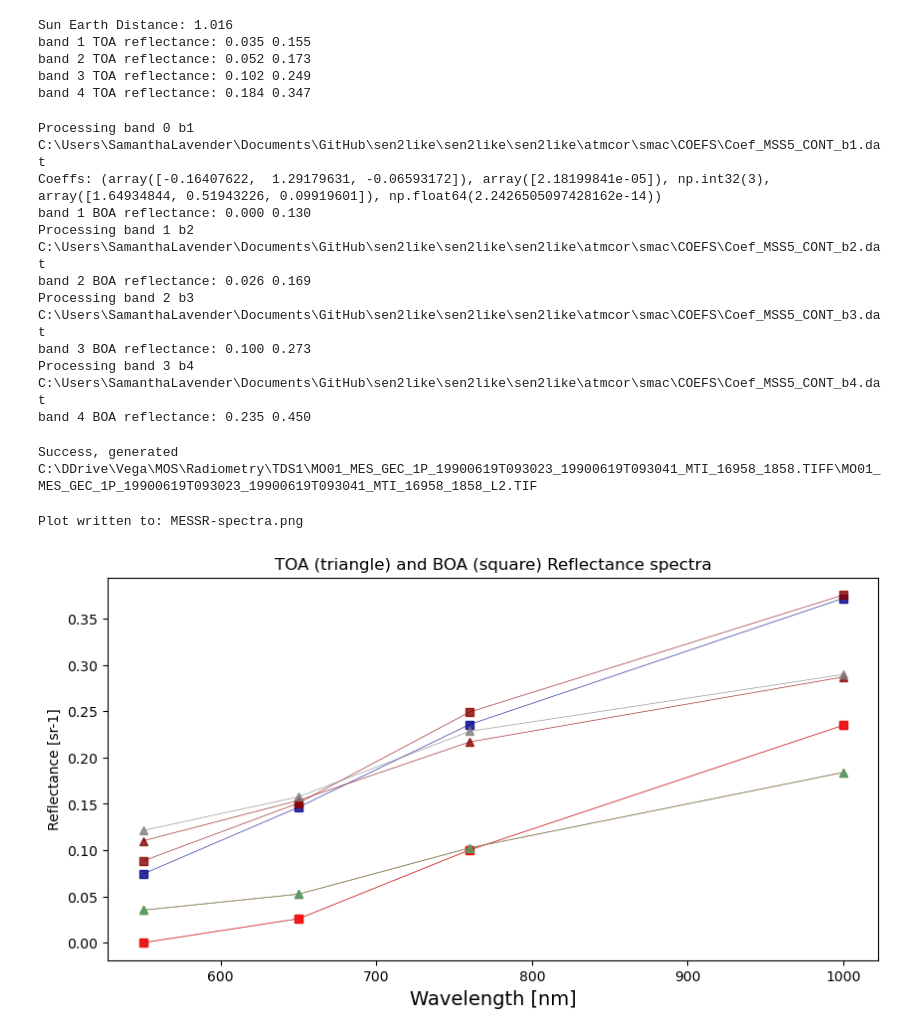
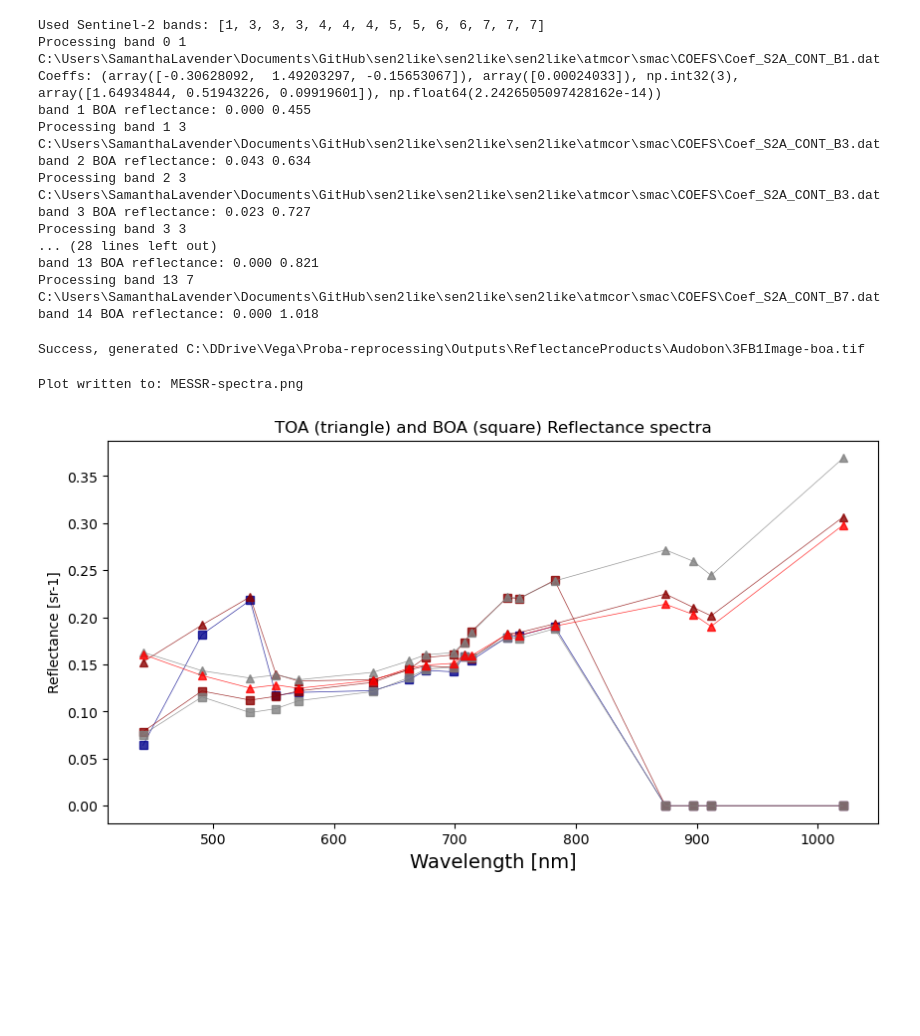
Before and after one commit to pixalytics-ltd/sen2like, a Jupyter notebook: proba_smac.ipynb, the cells around one changed output. Saved outputs shown, nothing was run; the diff lists cells and outputs as text; code cells hidden in the pictures; blank space fills up the shorter version.

Commit message:
Updated for Proba #1

```diff
--- a/proba_smac.ipynb
+++ b/proba_smac.ipynb
@@ -55,28 +59,10 @@ uH2O = 2.0  # Water Vapor content - unit: g.cm-2
 uO3 = 0.331  # Ozone content - unit: cm-atm , 0.3 cm-atm = 300 Dobson Units
 pressure = 1013.095  # Pressure - unit: hpa
 taup550 = 0.2  # taup550 - unit: unitless
-# %%
-# Convert to TOA reflectance
-## from radiance (W.m-2.sr-1.nm-1) to reflectance (unitless)
-#ESUN from Chander et al. 2009 from Landsat 4MSS W.m-2.um
-esun = np.array([1823., 1559., 1279., 800.1])# / 1000.0
-start_time = dt.datetime(1990, 6, 19, 9, 30, 41).replace(tzinfo=tz.tzutc())
-sun_earth_distance = sun.earth_distance(start_time).value
-print("Sun Earth Distance: {:.3f}".format(sun_earth_distance))
-rtoaimg = np.zeros((nbands,ds.shape[0],ds.shape[1]), dtype = np.float32)
-for b in range(nbands):
-    rtoaimg[b,:,:] = radiance_to_reflectance(img[b,:,:], esun[b], theta_s, sun_earth_distance)
-    print("band {} TOA reflectance: {:.3f} {:.3f}".format(b+1,np.nanmin(rtoaimg[b,:,:]),np.nanmax(rtoaimg[b,:,:])))
-# %% [output]
-Sun Earth Distance: 1.016
-band 1 TOA reflectance: 0.035 0.155
-band 2 TOA reflectance: 0.052 0.173
-band 3 TOA reflectance: 0.102 0.249
-band 4 TOA reflectance: 0.184 0.347
 # %%
 def get_smac_coefficients(sensor,band):
     # format e.g. Coef_MSS5_CONT_B2
-    filename = "Coef_{}_CONT_{}.dat".format(sensor,band)
+    filename = "Coef_{}_CONT_B{}.dat".format(sensor,band)
     if filename is None:
         return None
 
@@ -94,8 +80,18 @@ r_toa = np.arange(101) / 100.
 r_surf_SMAC = np.zeros(101)
 
 # # Apply correction
-sensor = "MSS5"
 rboaimg = np.zeros((nbands,ds.shape[0],ds.shape[1]), dtype = np.float32)
+sensor = "S2A"
+if nbands > 12:
+    s2bands = [443,490,560,665,705,740,783,842,865]#,945,1375]
+    bands = []
+    for i in pbands:
+        for count,j in enumerate(s2bands):
+            if j >= i:
+                bands.append(count+1)
+                #print("Proba {} Sentinel-2 {}".format(i,j))
+                break
+    print("Used Sentinel-2 bands: {}".format(bands))
 for b,band in enumerate(bands):
     print("Processing band {} {}".format(b,band))
     # Load SMAC coefficients
@@ -126,22 +122,26 @@ for b,band in enumerate(bands):
     rboaimg[b,:,:] = sref[:,:]
     print("band {} BOA reflectance: {:.3f} {:.3f}".format(b+1,np.nanmin(rboaimg[b,:,:]),np.nanmax(rboaimg[b,:,:])))
 # %% [output]
-Processing band 0 b1
-C:\Users\SamanthaLavender\Documents\GitHub\sen2like\sen2like\sen2like\atmcor\smac\COEFS\Coef_MSS5_CONT_b1.dat
-Coeffs: (array([-0.16407622,  1.29179631, -0.06593172]), array([2.18199841e-05]), np.int32(3), array([1.64934844, 0.51943226, 0.09919601]), np.float64(2.2426505097428162e-14))
-band 1 BOA reflectance: 0.000 0.130
-Processing band 1 b2
-C:\Users\SamanthaLavender\Documents\GitHub\sen2like\sen2like\sen2like\atmcor\smac\COEFS\Coef_MSS5_CONT_b2.dat
-band 2 BOA reflectance: 0.026 0.169
-Processing band 2 b3
-C:\Users\SamanthaLavender\Documents\GitHub\sen2like\sen2like\sen2like\atmcor\smac\COEFS\Coef_MSS5_CONT_b3.dat
-band 3 BOA reflectance: 0.100 0.273
-Processing band 3 b4
-C:\Users\SamanthaLavender\Documents\GitHub\sen2like\sen2like\sen2like\atmcor\smac\COEFS\Coef_MSS5_CONT_b4.dat
-band 4 BOA reflectance: 0.235 0.450
+Used Sentinel-2 bands: [1, 3, 3, 3, 4, 4, 4, 5, 5, 6, 6, 7, 7, 7]
+Processing band 0 1
+C:\Users\SamanthaLavender\Documents\GitHub\sen2like\sen2like\sen2like\atmcor\smac\COEFS\Coef_S2A_CONT_B1.dat
+Coeffs: (array([-0.30628092,  1.49203297, -0.15653067]), array([0.00024033]), np.int32(3), array([1.64934844, 0.51943226, 0.09919601]), np.float64(2.2426505097428162e-14))
+band 1 BOA reflectance: 0.000 0.455
+Processing band 1 3
+C:\Users\SamanthaLavender\Documents\GitHub\sen2like\sen2like\sen2like\atmcor\smac\COEFS\Coef_S2A_CONT_B3.dat
+band 2 BOA reflectance: 0.043 0.634
+Processing band 2 3
+C:\Users\SamanthaLavender\Documents\GitHub\sen2like\sen2like\sen2like\atmcor\smac\COEFS\Coef_S2A_CONT_B3.dat
+band 3 BOA reflectance: 0.023 0.727
+Processing band 3 3
+... (28 lines left out)
+band 13 BOA reflectance: 0.000 0.821
+Processing band 13 7
+C:\Users\SamanthaLavender\Documents\GitHub\sen2like\sen2like\sen2like\atmcor\smac\COEFS\Coef_S2A_CONT_B7.dat
+band 14 BOA reflectance: 0.000 1.018
 # %%
 # Save to Level 2 file
-ofile = files[0].replace("B1.TIF","L2.TIF")
+ofile = file.replace(".tif","-boa.tif")
 with rasterio.open(files[0]) as src:
     out_meta = src.meta
 
@@ -157,30 +157,28 @@ if os.path.exists(ofile):
 else:
     raise SystemExit("Failed to generate L2 file")
 # %% [output]
-Success, generated C:\DDrive\Vega\MOS\Radiometry\TDS1\MO01_MES_GEC_1P_19900619T093023_19900619T093041_MTI_16958_1858.TIFF\MO01_MES_GEC_1P_19900619T093023_19900619T093041_MTI_16958_1858_L2.TIF
+Success, generated C:\DDrive\Vega\Proba-reprocessing\Outputs\ReflectanceProducts\Audobon\3FB1Image-boa.tif
 # %%
 import matplotlib.pyplot as plt
 import matplotlib.patches as mpatches
 from matplotlib.patches import Rectangle
 %matplotlib inline
-ibands = [550.0,650.0,760.0,1000.0]
-
 # Plot data
 plt.figure(figsize=(10,5))
 ax = plt.gca()
 colorb = np.array(['darkblue','darkred','grey','red','mediumseagreen','blue','pink','darkgreen','teal','pink','cyan','purple','brown'])
-pixels = [400,1400,2000,2300]
+pixels = [0,350,700]
 for i,pixel in enumerate(pixels):
-    ax.plot(ibands, rboaimg[:,pixel,pixel], marker='s', color=colorb[i], lw=0.5, alpha=0.8)
-    ax.plot(ibands, rtoaimg[:,pixel,pixel], marker='^', color=colorb[i+1], lw=0.5, alpha=0.8)
+    ax.plot(pbands, rboaimg[:,pixel,pixel], marker='s', color=colorb[i], lw=0.5, alpha=0.8)
+    ax.plot(pbands, rtoaimg[:,pixel,pixel], marker='^', color=colorb[i+1], lw=0.5, alpha=0.8)
 plt.title('TOA (triangle) and BOA (square) Reflectance spectra')
 plt.xlabel("Wavelength [nm]",size=14)
 ax.set_ylabel("Reflectance [sr-1]")
 
 outfig = 'MESSR-spectra.png'
 plt.savefig(outfig, dpi=300, bbox_inches='tight')
 print("Plot written to: {}".format(outfig))
 plt.show()
 # %% [output]
 Plot written to: MESSR-spectra.png
-[figure, old version]
+[figure, new version]
```
Also changed, not shown: parts of 3 cells of this notebook, 2 other files.
